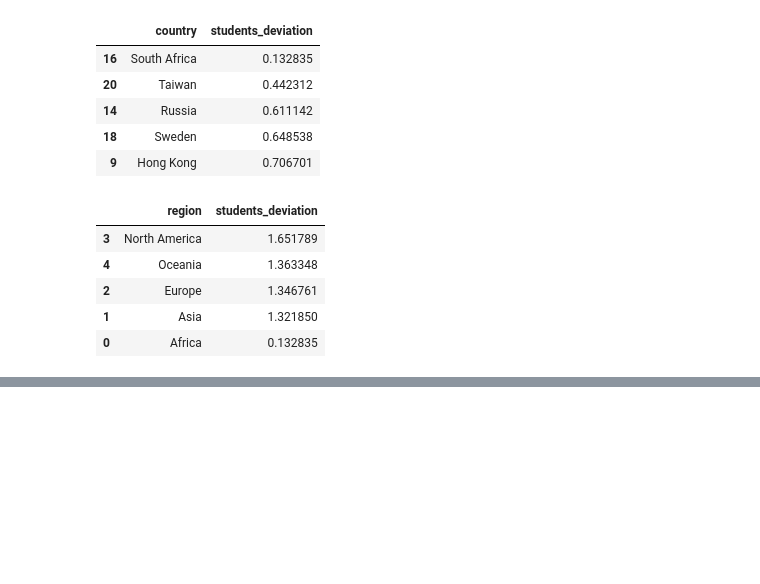
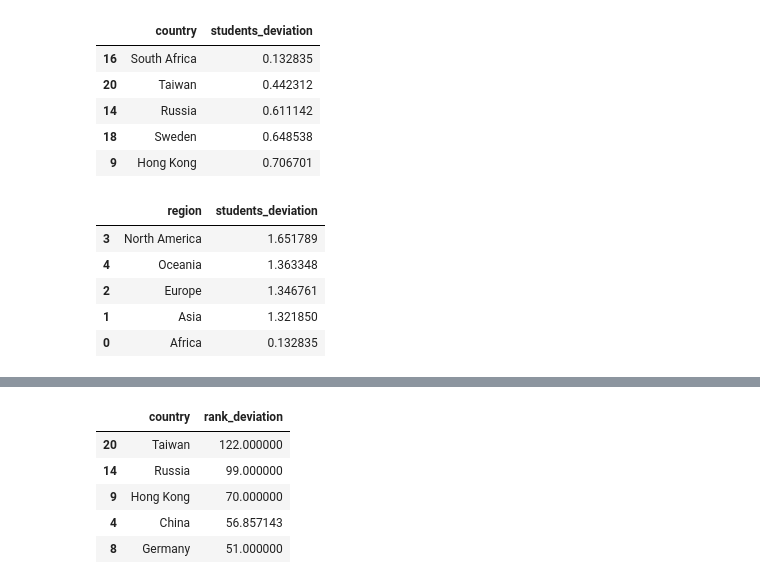
Before and after one commit to maxpr/ADA, a Jupyter notebook: 02 - Data from the Web/Homework2.ipynb, the cells around one changed output, grey strips where cells are left out. Cells and saved outputs as stored; diff of their text form; code cells hidden in the pictures; blank space fills up the shorter version.

```diff
--- a/02 - Data from the Web/Homework2.ipynb
+++ b/02 - Data from the Web/Homework2.ipynb
@@ -803,0 +866,9 @@ df_stud_deviation.groupby(['region'])["students_deviation"].mean().reset_index()
+# %%
+df_rank_deviation.groupby(['country'])["rank_deviation"].mean().reset_index().sort_values(["rank_deviation"], ascending=False).head()
+# %% [output]
+|  | country | rank_deviation |
+| 20 | Taiwan | 122.000000 |
+| 14 | Russia | 99.000000 |
+| 9 | Hong Kong | 70.000000 |
+| 4 | China | 56.857143 |
+| 8 | Germany | 51.000000 |
```
Also changed, not shown: parts of 13 cells of this notebook.
